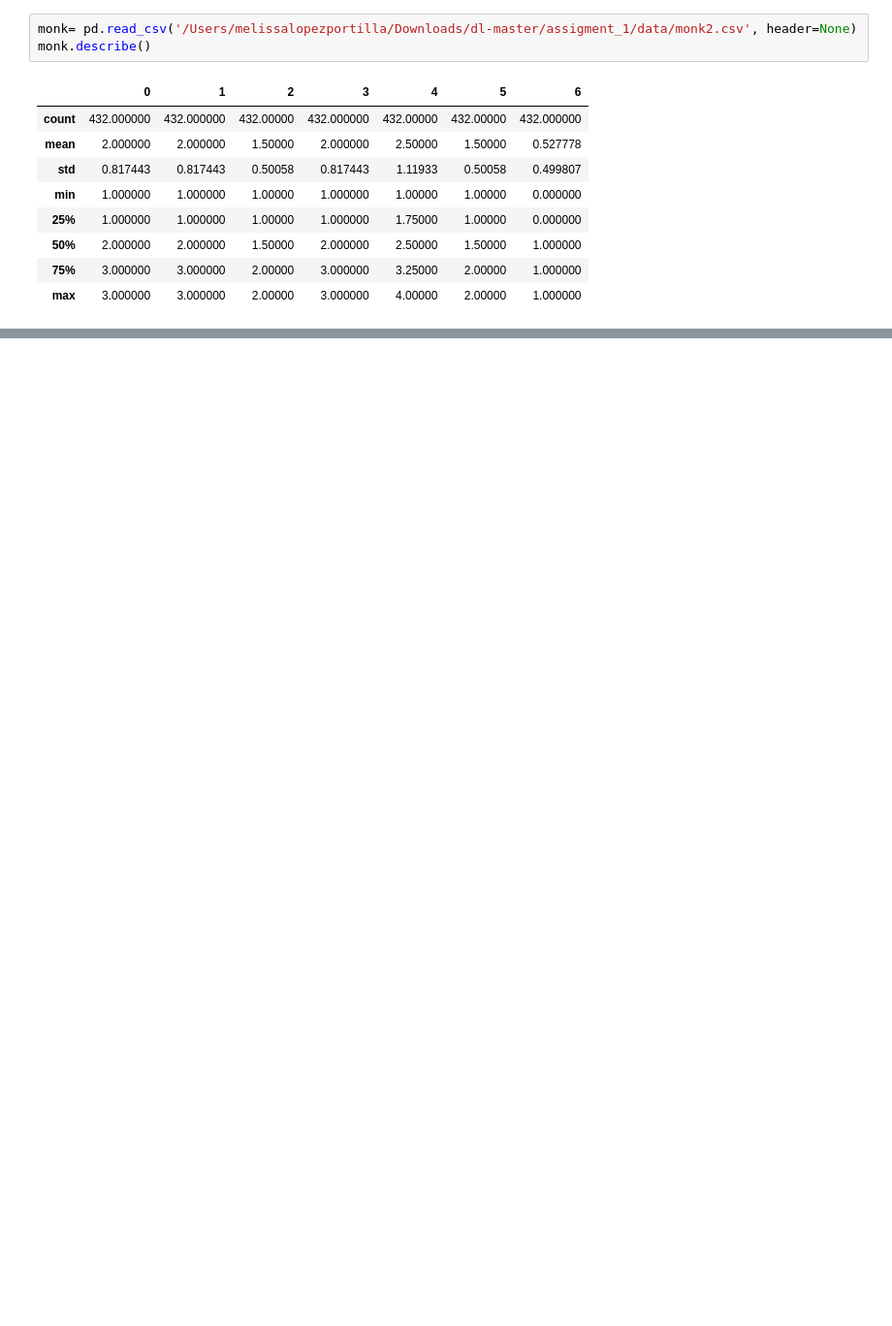
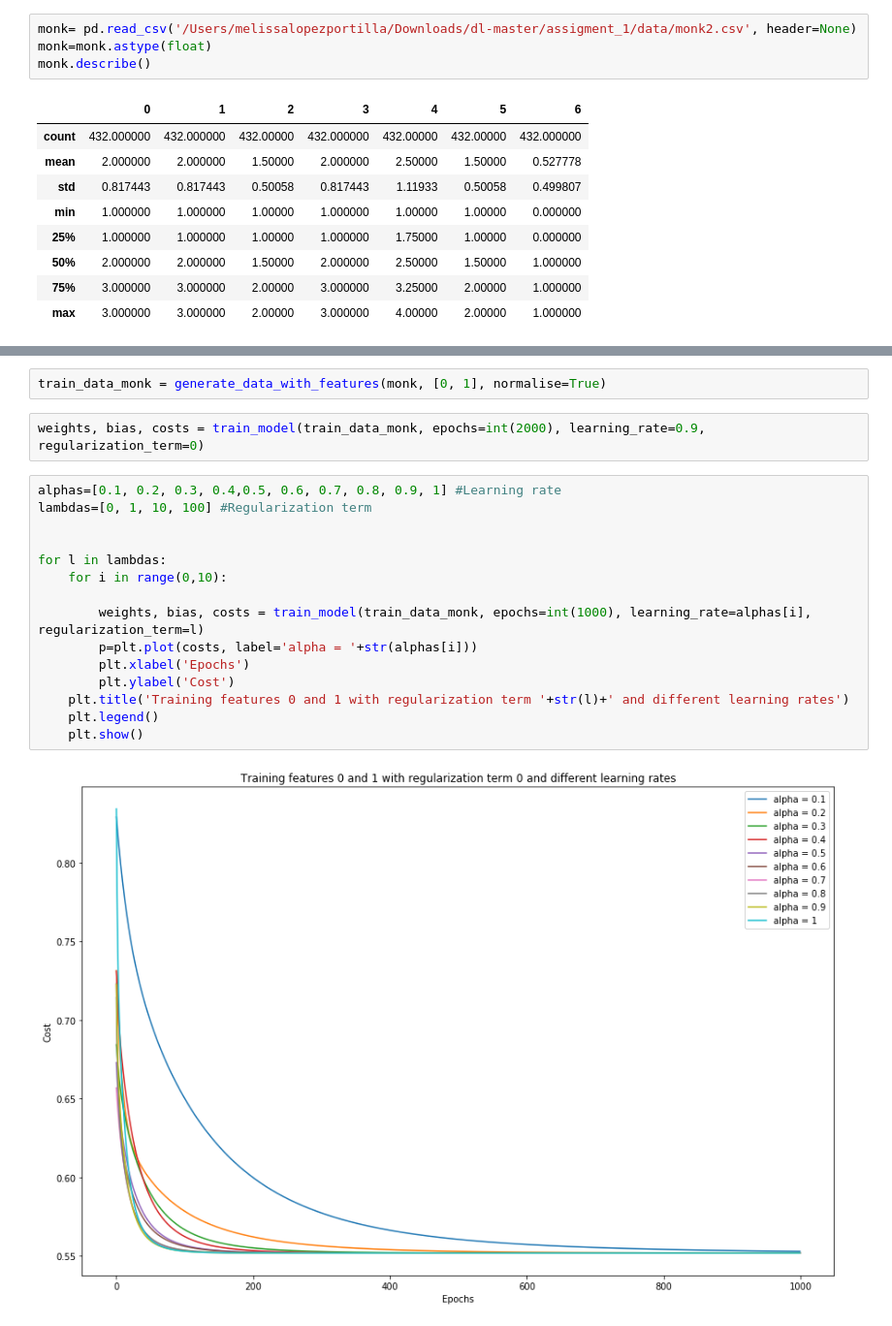
Before and after one commit to adrigrillo/dl, a Jupyter notebook: assigment_1/assignment_1.ipynb, the cells around one changed output, grey strips where cells are left out. Shown at 97% size. Cells and saved outputs as stored; diff of their text form; blank space fills up the shorter version.

```diff
--- a/assigment_1/assignment_1.ipynb
+++ b/assigment_1/assignment_1.ipynb
@@ -301,5 +314,6 @@ Try your model on Monk2 dataset and report the results, (test accuracy, training
 # %%
 monk= pd.read_csv('/Users/melissalopezportilla/Downloads/dl-master/assigment_1/data/monk2.csv', header=None)
+monk=monk.astype(float)
 monk.describe()
 # %% [output]
 |  | 0 | 1 | 2 | 3 | 4 | 5 | 6 |
@@ -313,0 +362,21 @@ monk.describe()
+# %%
+train_data_monk = generate_data_with_features(monk, [0, 1], normalise=True)
+# %%
+weights, bias, costs = train_model(train_data_monk, epochs=int(2000), learning_rate=0.9, regularization_term=0)
+# %%
+alphas=[0.1, 0.2, 0.3, 0.4,0.5, 0.6, 0.7, 0.8, 0.9, 1] #Learning rate
+lambdas=[0, 1, 10, 100] #Regularization term
+
+
+for l in lambdas:
+    for i in range(0,10):
+
+        weights, bias, costs = train_model(train_data_monk, epochs=int(1000), learning_rate=alphas[i], regularization_term=l)
+        p=plt.plot(costs, label='alpha = '+str(alphas[i]))
+        plt.xlabel('Epochs')
+        plt.ylabel('Cost')
+    plt.title('Training features 0 and 1 with regularization term '+str(l)+' and different learning rates')
+    plt.legend()
+    plt.show()
+# %% [output]
+[figure, added]
```
Also changed, not shown: parts of 11 cells of this notebook.
